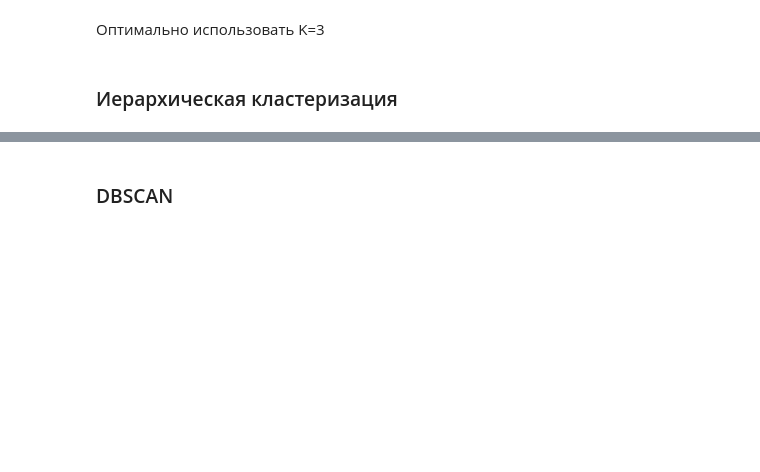
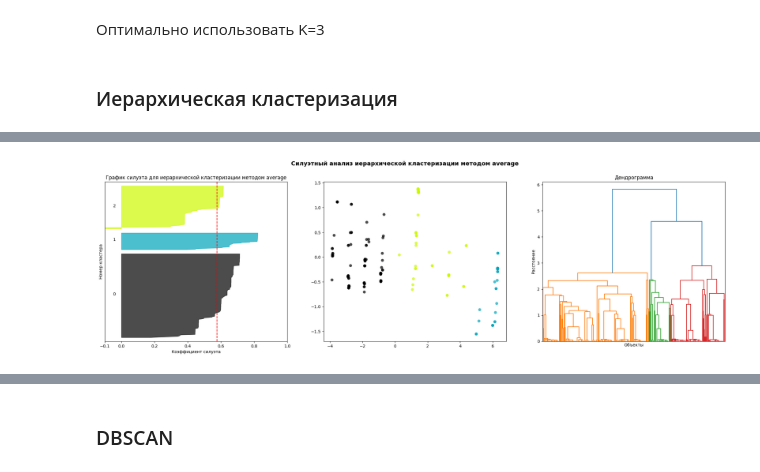
Before and after one commit to berberberk/timl-fs-2024, a Jupyter notebook: TIML6_Clustering.ipynb, the cells around one changed output, grey strips where cells are left out. Cells and saved outputs as stored; diff of their text form; code cells hidden in the pictures; blank space fills up the shorter version.

```diff
--- a/TIML6_Clustering.ipynb
+++ b/TIML6_Clustering.ipynb
@@ -614,3 +580,86 @@ plt.show()
 Оптимально использовать K=3
 # %% [markdown]
 ### Иерархическая кластеризация
+# %%
+linkage_methods = ['average', 'single', 'complete', 'ward']
+thresholds = [3.5, 2.08, 5, 30]
+X = preproc_data
+pca = PCA(n_components=2, random_state=42)
+X_pca = pca.fit_transform(preproc_data)
+
+for i in range(len(linkage_methods)):
+  fig, (ax1, ax2, ax3) = plt.subplots(1, 3)
+  fig.set_size_inches(27, 7)
+
+  Z = linkage(X, method=linkage_methods[i])
+  threshold_distance = thresholds[i]
+  cluster_labels = fcluster(Z, threshold_distance, criterion='distance') - 1
+  n_clusters = len(np.unique(cluster_labels))
+
+  ax1.set_xlim([-0.1, 1])
+  ax1.set_ylim([0, len(X) + (n_clusters + 1) * 10])
+
+  silhouette_avg = silhouette_score(X, cluster_labels)
+  print(
+      "Для метода иерархической кластеризации",
+      linkage_methods[i],
+      "Среднее значение коэффициента силуэта :",
+      silhouette_avg,
+  )
+
+  sample_silhouette_values = silhouette_samples(X, cluster_labels)
+
+  y_lower = 10
+  for j in range(n_clusters):
+      ith_cluster_silhouette_values = sample_silhouette_values[cluster_labels == j]
+
+      ith_cluster_silhouette_values.sort()
+
+      size_cluster_j = ith_cluster_silhouette_values.shape[0]
+      y_upper = y_lower + size_cluster_j
+
+      color = cm.nipy_spectral(float(j) / n_clusters)
+      ax1.fill_betweenx(
+          np.arange(y_lower, y_upper),
+          0,
+          ith_cluster_silhouette_values,
+          facecolor=color,
+          edgecolor=color,
+          alpha=0.7,
+      )
+
+      ax1.text(-0.05, y_lower + 0.5 * size_cluster_j, str(j))
+      y_lower = y_upper + 10
+
+  ax1.set_title(f"График силуэта для иерархической кластеризации методом {linkage_methods[i]}")
+  ax1.set_xlabel("Коэффициент силуэта")
+  ax1.set_ylabel("Номер кластера")
+
+  ax1.axvline(x=silhouette_avg, color="red", linestyle="--")
+
+  ax1.set_yticks([])
+  ax1.set_xticks([-0.1, 0, 0.2, 0.4, 0.6, 0.8, 1])
+
+  colors = cm.nipy_spectral(cluster_labels.astype(float) / n_clusters)
+  ax2.scatter(
+      X_pca[:, 0], X_pca[:, 1], marker=".", s=200, lw=0, alpha=0.7, c=colors, edgecolor="k"
+  )
+  plt.title('Визуализация кластеров')
+  plt.xlabel('Первая главная компонента')
+  plt.ylabel('Вторая главная компонента')
+
+  dendrogram(Z, no_labels=True)
+  plt.title('Дендрограмма')
+  plt.xlabel('Объекты')
+  plt.ylabel('Расстояние')
+
+
+
+  plt.suptitle(
+      f"Силуэтный анализ иерархической кластеризации методом {linkage_methods[i]}",
+      fontsize=14,
+      fontweight="bold",
+  )
+
+plt.show()
+# %% [output]
@@ -616,0 +670 @@ plt.show()
+[figure, added]
```
Also changed, not shown: parts of 11 cells of this notebook.
